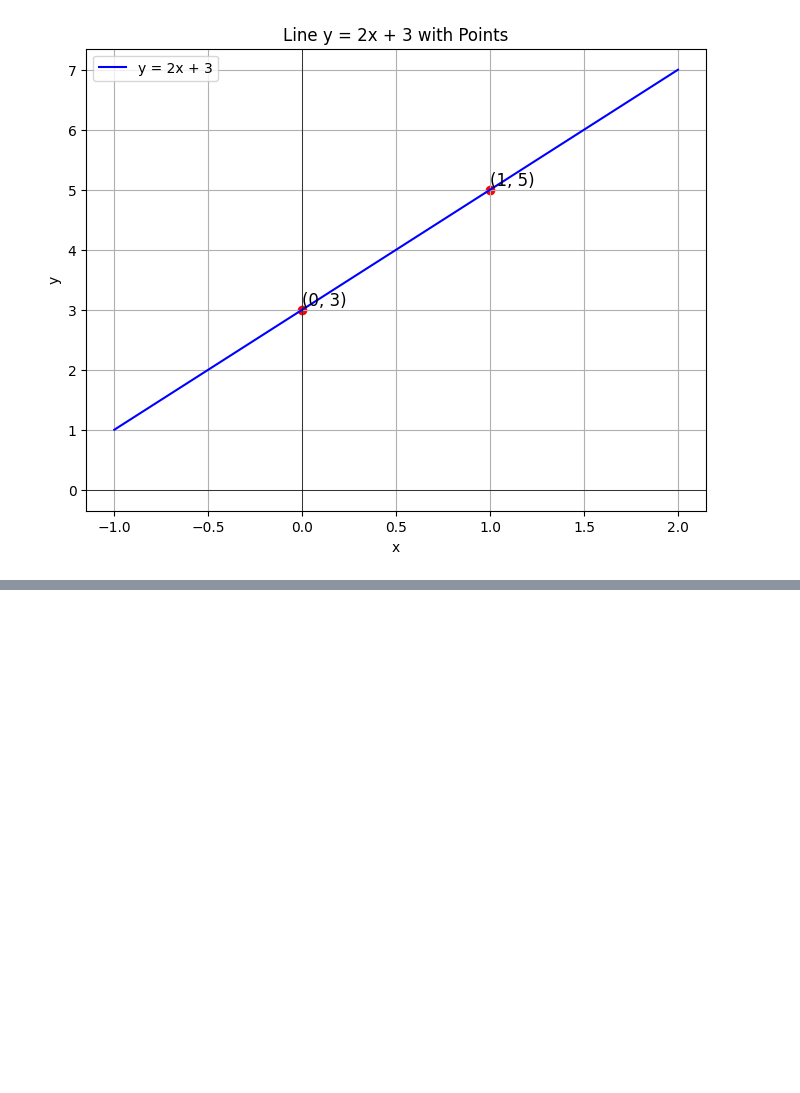
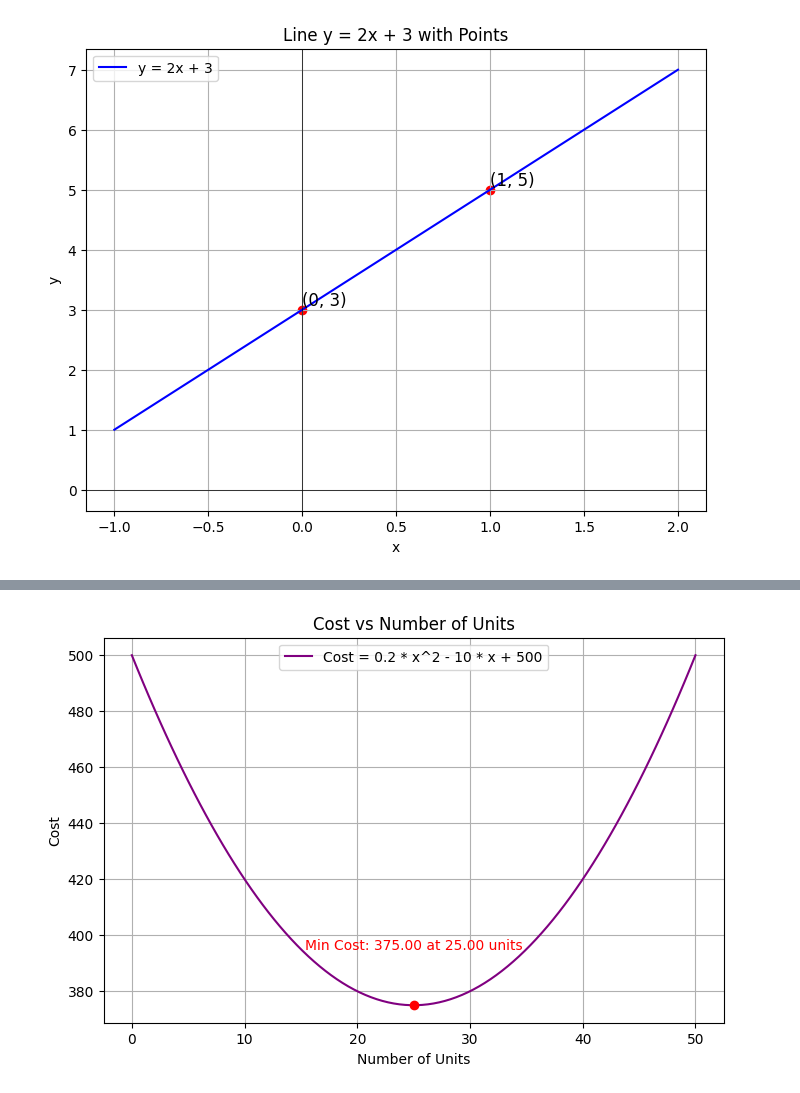
Before and after one commit to themarisolhernandez/ds-review-lessons, a Jupyter notebook: 05-calculus-and-l-algebra.ipynb, the cells around one changed output, grey strips where cells are left out. Saved outputs shown, nothing was run; the diff lists cells and outputs as text; code cells hidden in the pictures; blank space fills up the shorter version.

```diff
--- a/05-calculus-and-l-algebra.ipynb
+++ b/05-calculus-and-l-algebra.ipynb
@@ -1282,7 +1282,7 @@ def line(x):
     return 2 * x + 3
 
 # Define x values
-x = np.linspace(-1, 2, 400)
+x = np.linspace(-1, 2)
 y = line(x)
 
 # Define the points
@@ -1317,0 +1630,24 @@ A **tangent line** to a curve at a point is a straight line that just touches th
+# %%
+# Define units and cost function
+units = np.linspace(0, 50, 100)
+cost = 0.2 * units**2 - 10 * units + 500
+
+# Create a plot for cost
+plt.figure(figsize=(8, 5))
+plt.plot(units, cost, label='Cost = 0.2 * x^2 - 10 * x + 500', color='purple')
+
+# Add a point for the minimum cost
+min_cost_units = 25
+min_cost_value = 0.2 * min_cost_units**2 - 10 * min_cost_units + 500
+plt.scatter(min_cost_units, min_cost_value, color='red', zorder=5)
+plt.text(min_cost_units, min_cost_value + 20, f'Min Cost: {min_cost_value:.2f} at {min_cost_units:.2f} units',
+         horizontalalignment='center', color='red')
+
+plt.xlabel('Number of Units')
+plt.ylabel('Cost')
+plt.title('Cost vs Number of Units')
+plt.grid(True)
+plt.legend()
+plt.show()
+# %% [output]
+[figure, added]
```
Also changed, not shown: parts of 16 cells of this notebook.
